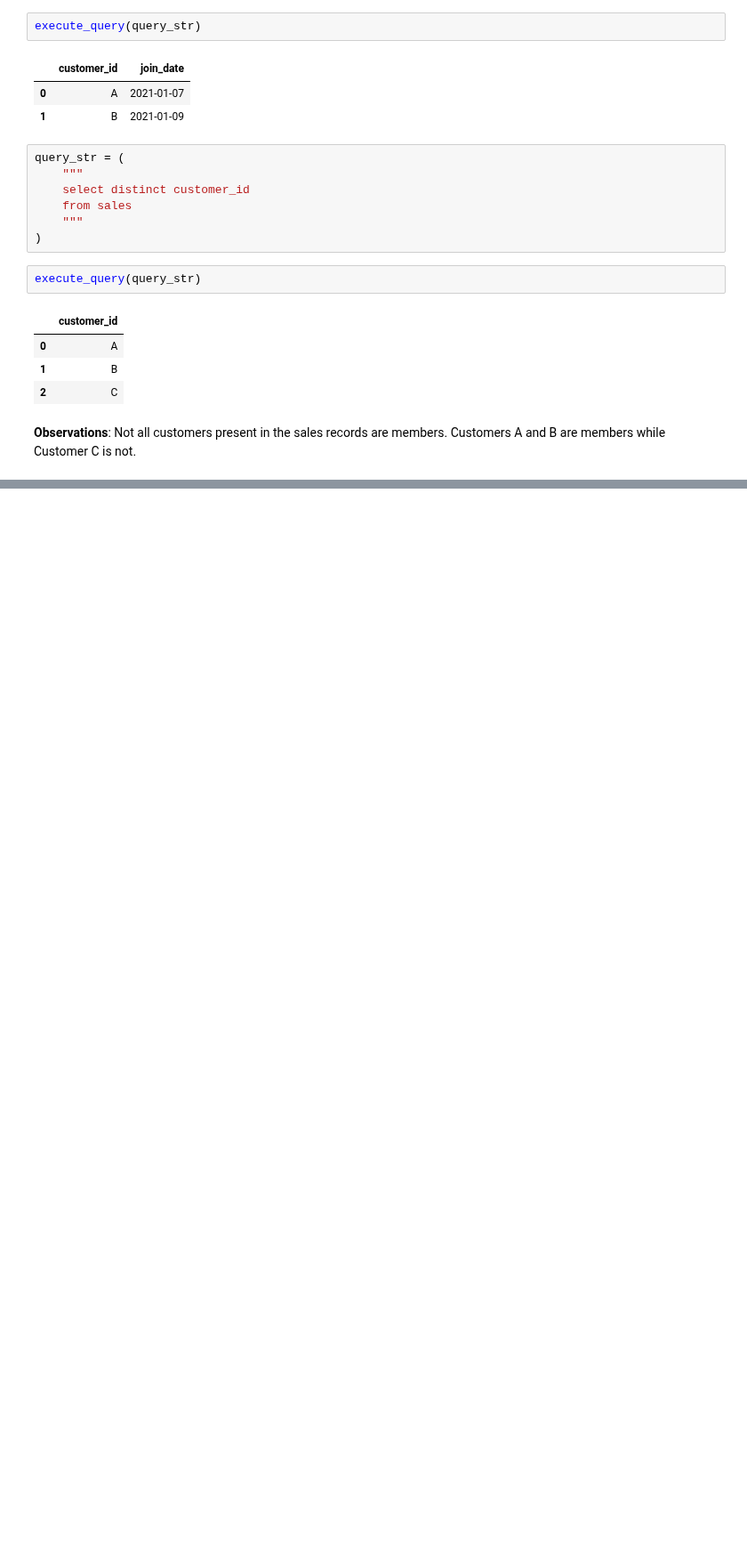
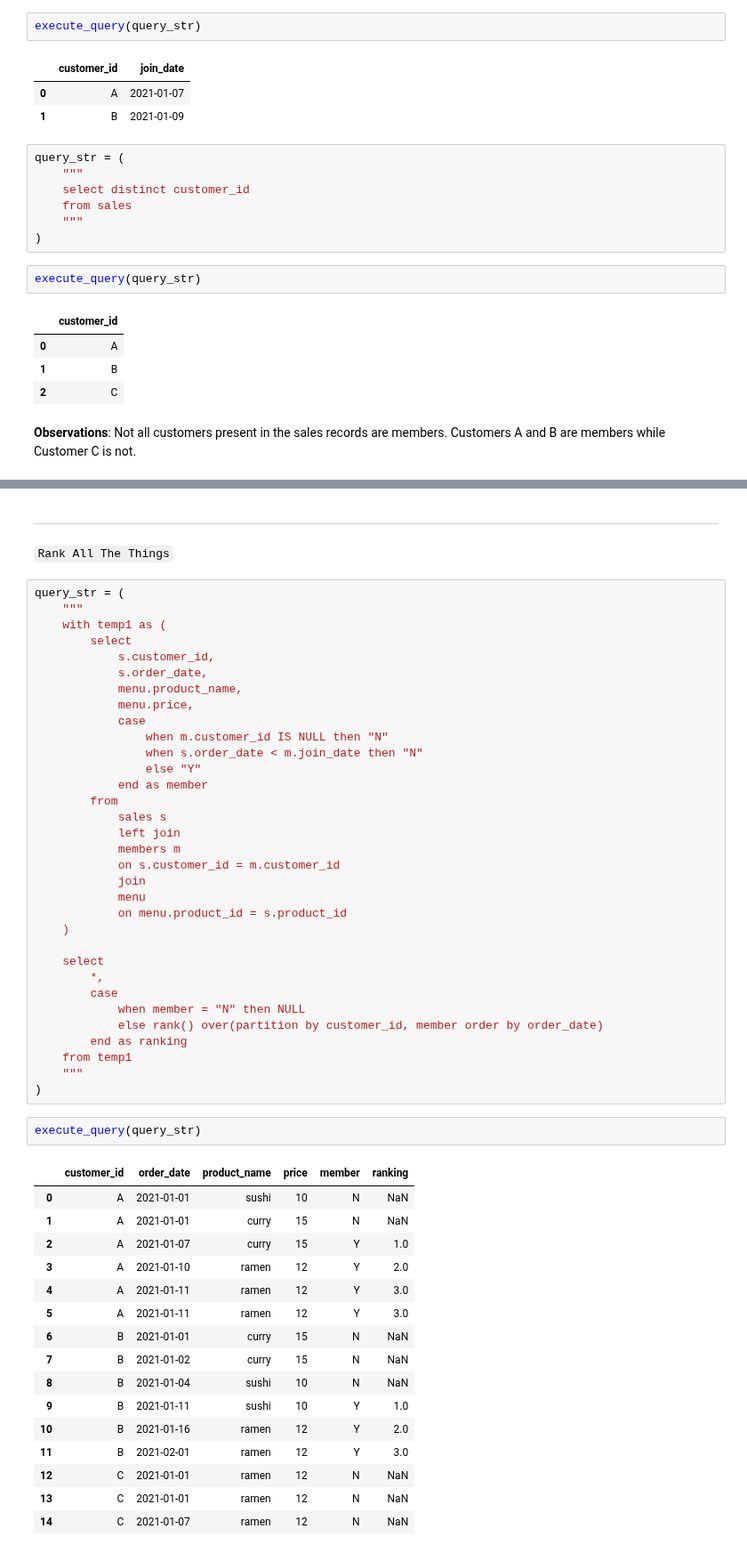
Before and after one commit to A-C-Sai/working-with-data, a Jupyter notebook: projects/sql-case-studies/Danny's Diner.ipynb, the cells around one changed output, grey strips where cells are left out. Shown at 89% size. Drawn from its saved outputs; the diff is of its cells as text; blank space fills up the shorter version.

Commit message:
sql case studies

````diff
--- a/projects/sql-case-studies/Danny's Diner.ipynb
+++ b/projects/sql-case-studies/Danny's Diner.ipynb
@@ -323,0 +552,56 @@ execute_query(query_str)
+# %% [markdown]
+***
+# %% [markdown]
+```Rank All The Things```
+# %%
+query_str = (
+    """
+    with temp1 as (
+        select
+            s.customer_id,
+            s.order_date,
+            menu.product_name,
+            menu.price,
+            case
+                when m.customer_id IS NULL then "N"
+                when s.order_date < m.join_date then "N"
+                else "Y"
+            end as member
+        from
+            sales s
+            left join
+            members m
+            on s.customer_id = m.customer_id
+            join
+            menu
+            on menu.product_id = s.product_id
+    )
+
+    select
+        *,
+        case
+            when member = "N" then NULL
+            else rank() over(partition by customer_id, member order by order_date)
+        end as ranking
+    from temp1
+    """
+)
+# %%
+execute_query(query_str)
+# %% [output]
+|  | customer_id | order_date | product_name | price | member | ranking |
+| 0 | A | 2021-01-01 | sushi | 10 | N | NaN |
+| 1 | A | 2021-01-01 | curry | 15 | N | NaN |
+| 2 | A | 2021-01-07 | curry | 15 | Y | 1.0 |
+| 3 | A | 2021-01-10 | ramen | 12 | Y | 2.0 |
+| 4 | A | 2021-01-11 | ramen | 12 | Y | 3.0 |
+| 5 | A | 2021-01-11 | ramen | 12 | Y | 3.0 |
+| 6 | B | 2021-01-01 | curry | 15 | N | NaN |
+| 7 | B | 2021-01-02 | curry | 15 | N | NaN |
+| 8 | B | 2021-01-04 | sushi | 10 | N | NaN |
+| 9 | B | 2021-01-11 | sushi | 10 | Y | 1.0 |
+| 10 | B | 2021-01-16 | ramen | 12 | Y | 2.0 |
+| 11 | B | 2021-02-01 | ramen | 12 | Y | 3.0 |
+| 12 | C | 2021-01-01 | ramen | 12 | N | NaN |
+| 13 | C | 2021-01-01 | ramen | 12 | N | NaN |
+| 14 | C | 2021-01-07 | ramen | 12 | N | NaN |
````
Also changed, not shown: parts of 30 cells of this notebook.
